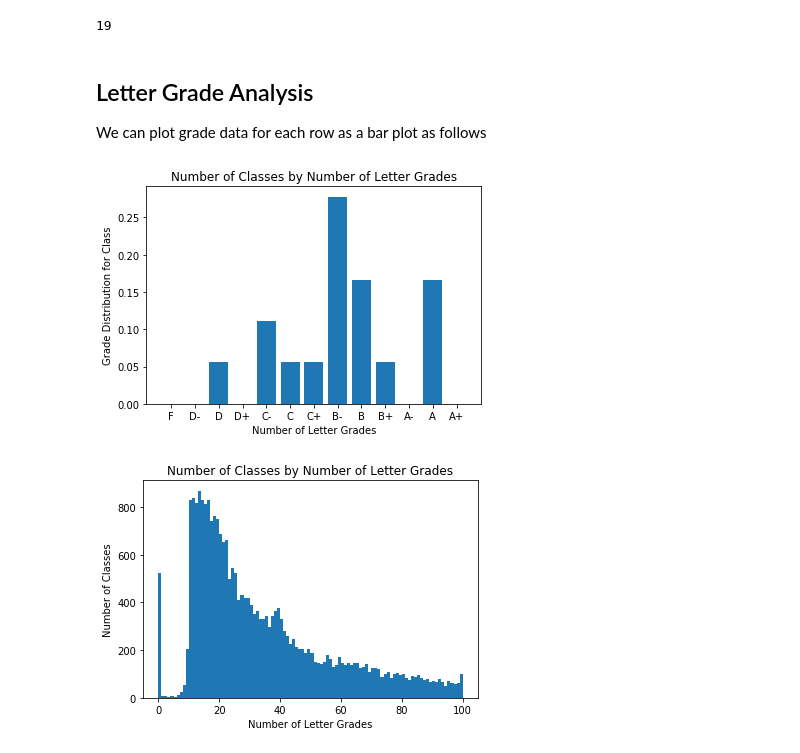
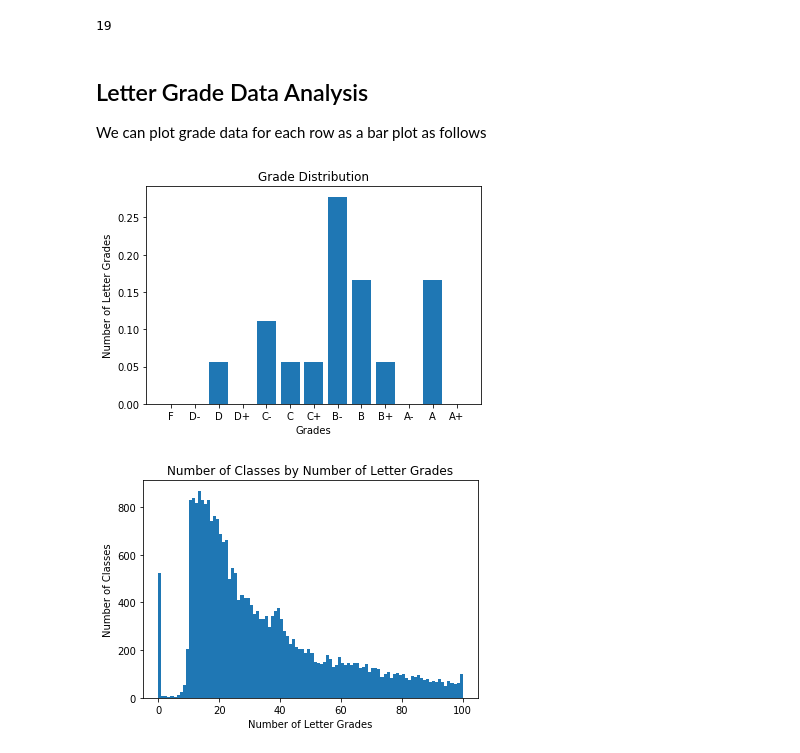
Before and after one commit to kaizersaber/stats131, a Jupyter notebook: Project_v6.ipynb, the cells around one changed output. Cells and saved outputs as stored; diff of their text form; code cells hidden in the pictures.

Commit message:
Made graphs prettier

```diff
--- a/Project_v6.ipynb
+++ b/Project_v6.ipynb
@@ -328,5 +318,9 @@ We want to combine the Term and Year columns because they make more sense togeth
 # %%
 data["term"] = data.apply(lambda x: str(x["term_year"]) + "-" + x["term_quarter"], axis=1)
-data.loc[0::1000,['term_year','term_quarter','term']].tail()
+data["term"] = pd.Categorical(data['term'],
+                              [str(x) + '-' + y for x in data.term_year.unique() for y in ['WI','SP','SU','FA']],
+                             ordered = True)
+data['term_quarter'] = pd.Categorical(data['term_quarter'],['WI','SP','SU','FA'], ordered = True)
+data.loc[0::2500,['term_year','term_quarter','term']].sort_values('term')
 # %% [output]
 |  | term_year | term_quarter | term |
@@ -660,18 +681,18 @@ data.division.nunique()
 # %% [output]
 19
 # %% [markdown]
-## Letter Grade Analysis
+## Letter Grade Data Analysis
 
 We can plot grade data for each row as a bar plot as follows
 # %%
 grades2 = ['F','D-','D','D+','C-','C','C+','B-','B','B+','A-','A','A+']
 plt.bar(x = grades2, height = data.loc[20,gradepctcols])
-plt.ylabel('Grade Distribution for Class')
-plt.xlabel('Number of Letter Grades')
-plt.title('Number of Classes by Number of Letter Grades')
+plt.xlabel('Grades')
+plt.ylabel('Number of Letter Grades')
+plt.title('Grade Distribution')
 plt.show()
 # %% [output]
-[figure, old version]
+[figure, new version]
 # %%
 plt.hist(data[gradecols].sum(axis = 1), bins = 100, range = [0,100])
 plt.ylabel('Number of Classes')
```
Also changed, not shown: parts of 69 cells of this notebook.
